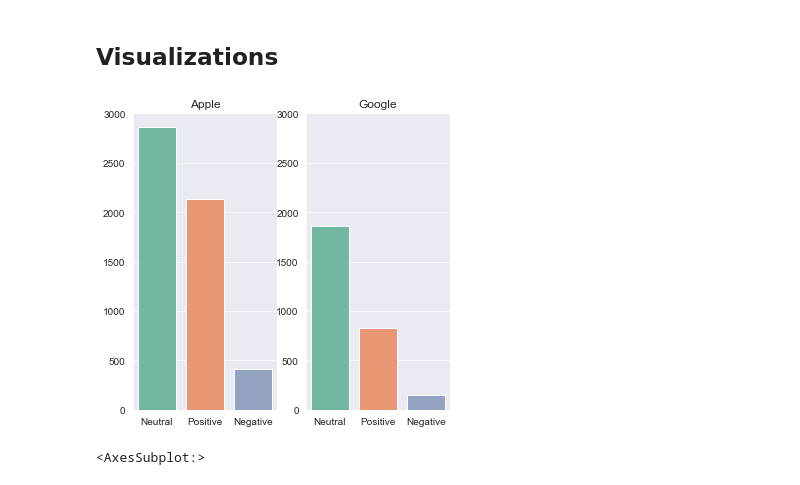
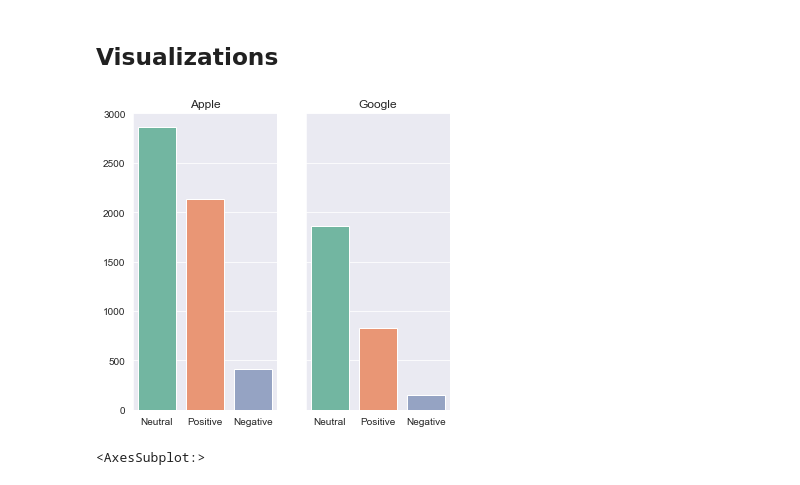
Before and after one commit to mmceld2/NLP-Analysis, a Jupyter notebook: dillon_cleaner_nb.ipynb, the cells around one changed output. Saved outputs shown, nothing was run; the diff lists cells and outputs as text; code cells hidden in the pictures.

```diff
--- a/dillon_cleaner_nb.ipynb
+++ b/dillon_cleaner_nb.ipynb
@@ -343,24 +342,24 @@ df[]
 # %%
 plt.figure(figsize=(15, 12))
 ax1 = plt.subplot2grid(shape=(2,5), loc = (0,0))
 ax2 = plt.subplot2grid(shape=(2,5), loc = (0,1),)
 
 sns.barplot(x = df_apple['Emotion'].value_counts().index,
            y = df_apple['Emotion'].value_counts().values,
            ax =ax1)
 ax1.set_xticklabels(['Neutral', 'Positive', 'Negative'])
 ax1.set_title('Apple')
 ax1.set_ylim(0,3000)
 
 sns.barplot(x = df_google['Emotion'].value_counts().index,
            y = df_google['Emotion'].value_counts().values,
            ax = ax2)
 ax2.set_xticklabels(['Neutral', 'Positive', 'Negative'])
 ax2.set_title('Google')
 ax2.set_ylim(0,3000)
-ax2.;
+ax2.set(yticklabels = []);
 # %% [output]
-[figure, old version]
+[figure, new version]
 # %%
 plt.figure(figsize=(14,12))
 
```
Also changed, not shown: parts of 87 cells of this notebook.
